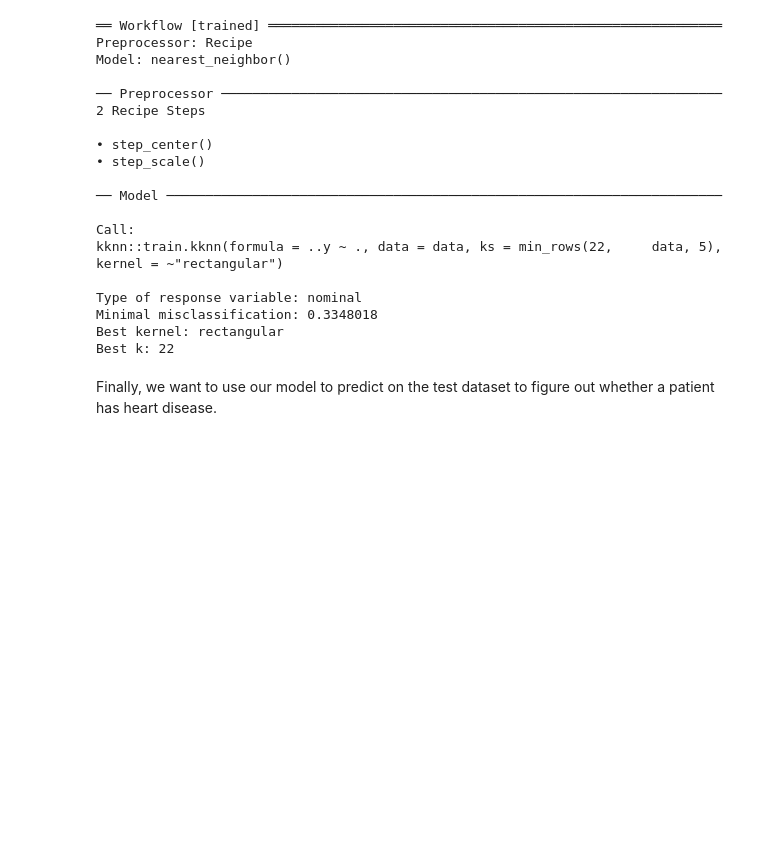
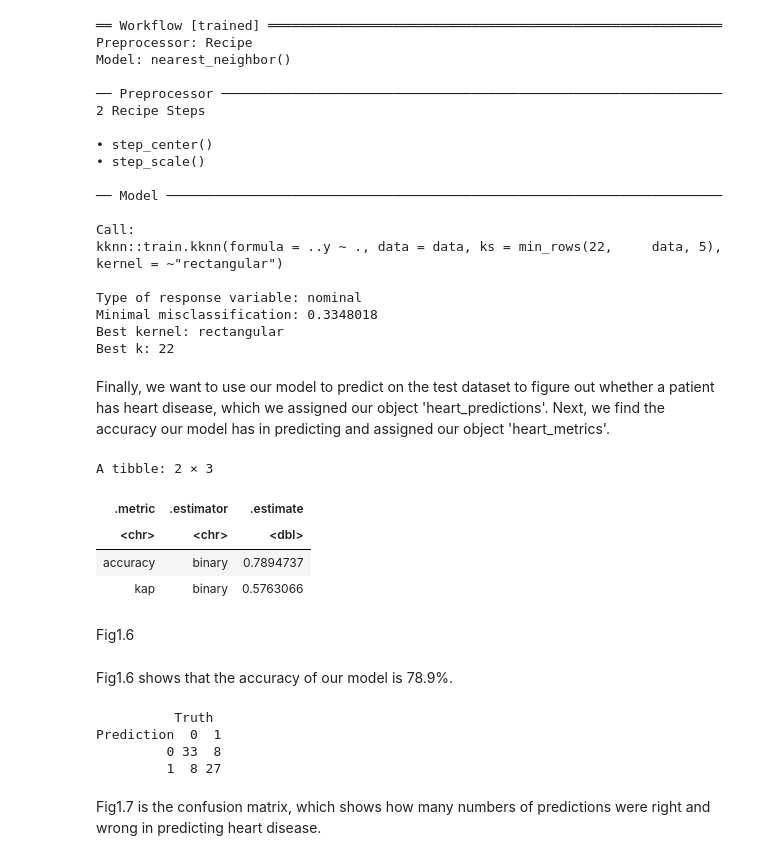
Before and after one commit to TracyGan/DSCI100, a Jupyter notebook: GroupReport.ipynb, the cells around one changed output. Drawn from its saved outputs; the diff is of its cells as text; code cells hidden in the pictures; blank space fills up the shorter version.

```diff
--- a/GroupReport.ipynb
+++ b/GroupReport.ipynb
@@ -301,11 +303,32 @@ Minimal misclassification: 0.3348018
 Best kernel: rectangular
 Best k: 22
 # %% [markdown]
-Finally, we want to use our model to predict on the test dataset to figure out whether a patient has heart disease.
+Finally, we want to use our model to predict on the test dataset to figure out whether a patient has heart disease, which we assigned our object 'heart_predictions'. Next, we find the accuracy our model has in predicting and assigned our object 'heart_metrics'.
 # %%
 set.seed(20)
 
 heart_predictions <- predict(best_heart_fit, heart_test) |>
                     bind_cols(heart_test)
 
-heart_metrics <- heart_predictions
+heart_metrics <- heart_predictions |>
+                metrics(truth = num, estimate = .pred_class)
+heart_metrics
+# %% [output]
+A tibble: 2 × 3
+| .metric | .estimator | .estimate |
+| <chr> | <chr> | <dbl> |
+| accuracy | binary | 0.7894737 |
+| kap | binary | 0.5763066 |
+# %% [markdown]
+Fig1.6
+# %% [markdown]
+Fig1.6 shows that the accuracy of our model is 78.9%.
+# %%
+heart_conf_mat <- heart_predictions |>
+                conf_mat(truth = num, estimate = .pred_class)
+heart_conf_mat
+# %% [output]
+          Truth
+Prediction  0  1
+         0 33  8
+         1  8 27
@@ -311,0 +337,2 @@ heart_metrics <- heart_predictions
+# %% [markdown]
+Fig1.7 is the confusion matrix, which shows how many numbers of predictions were right and wrong in predicting heart disease.
```
Also changed, not shown: parts of 9 cells of this notebook.
